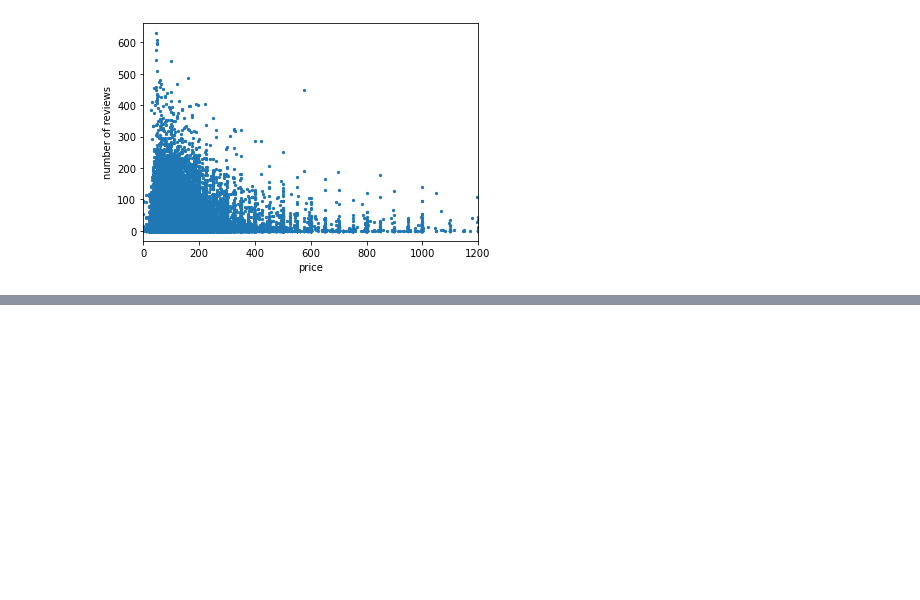
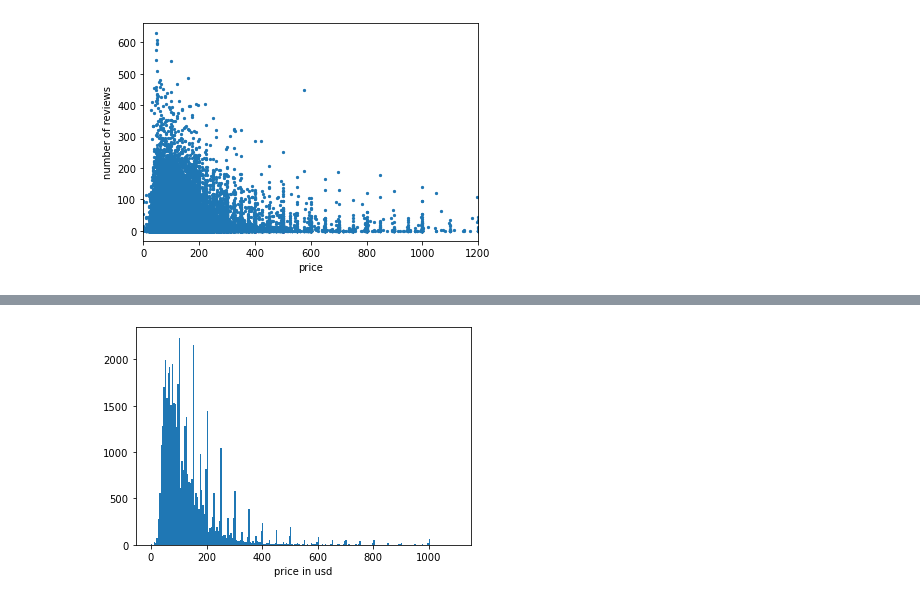
Before and after one commit to viralislania/ML-Learnings, a Jupyter notebook: DS - Introduction/Practice.ipynb, the cells around one changed output, grey strips where cells are left out. Cells and saved outputs as stored; diff of their text form; code cells hidden in the pictures; blank space fills up the shorter version.

```diff
--- a/Practice.ipynb
+++ b/DS - Introduction/Practice.ipynb
@@ -498,0 +514,6 @@ plt.show()
+# %%
+plt.hist(x=listing['price'], bins=np.arange(0, 1100, 5))
+plt.xlabel('price in usd')
+plt.show()
+# %% [output]
+[figure, added]
```
Also changed, not shown: parts of 7 cells of this notebook, 1 other file.
